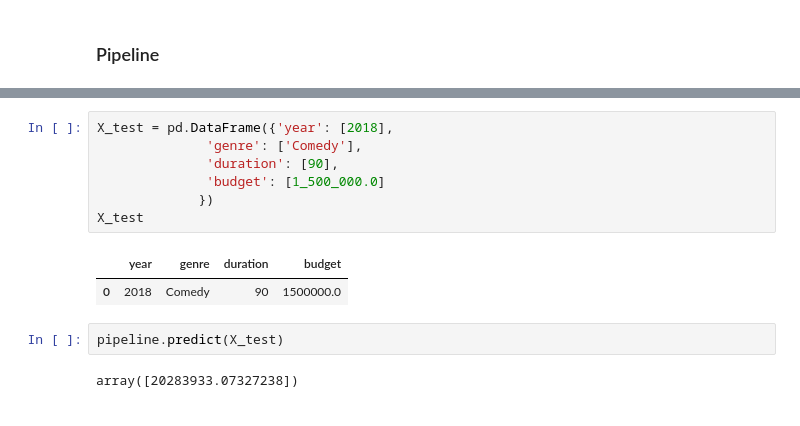
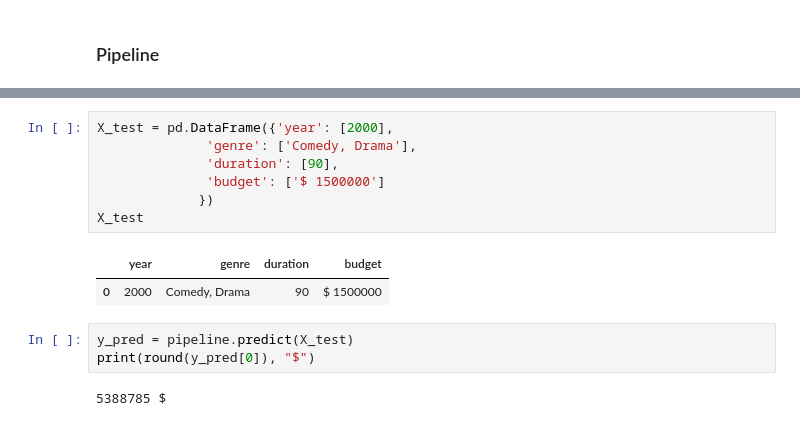
Before and after one commit to OscarTou/CinePred, a Jupyter notebook: notebooks/pierre-louis_cleaning.ipynb, the cells around one changed output, grey strips where cells are left out. Cells and saved outputs as stored; diff of their text form.

```diff
--- a/notebooks/pierre-louis_cleaning.ipynb
+++ b/notebooks/pierre-louis_cleaning.ipynb
@@ -295,14 +310,15 @@ ValueError: Boolean array expected for the condition, not float64
 # %%
-X_test = pd.DataFrame({'year': [2018],
-              'genre': ['Comedy'],
+X_test = pd.DataFrame({'year': [2000],
+              'genre': ['Comedy, Drama'],
               'duration': [90],
-              'budget': [1_500_000.0]
+              'budget': ['$ 1500000']
              })
 X_test
 # %% [output]
 |  | year | genre | duration | budget |
-| 0 | 2018 | Comedy | 90 | 1500000.0 |
+| 0 | 2000 | Comedy, Drama | 90 | $ 1500000 |
 # %%
-pipeline.predict(X_test)
+y_pred = pipeline.predict(X_test)
+print(round(y_pred[0]), "$")
 # %% [output]
-array([20283933.07327238])
+5388785 $
```
Also changed, not shown: parts of 6 cells of this notebook, 1 other file.
